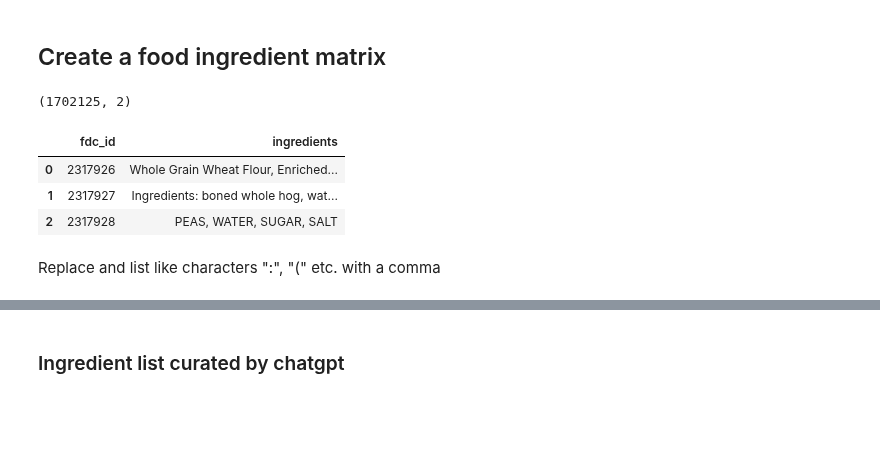
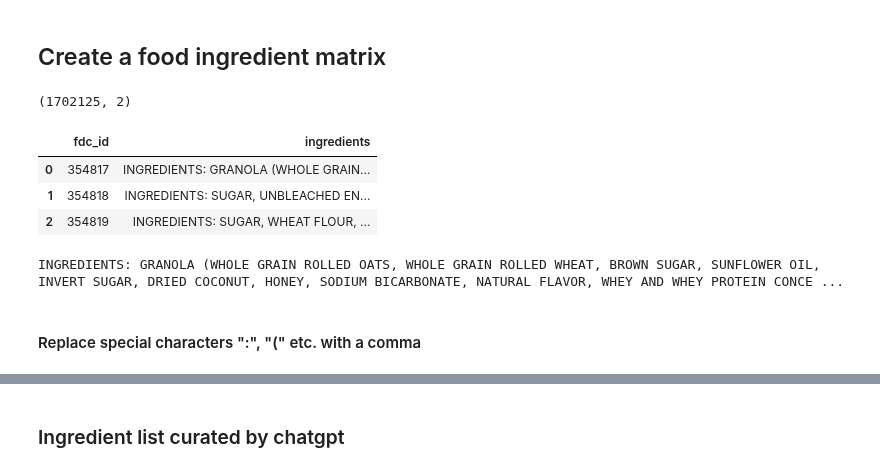
Before and after one commit to amoltkale/ai_chatbot_food_knowledge_graph, a Jupyter notebook: models/nutritional_analysis/food_data_central/1. Creating Food Nutrient Matrix.ipynb, the cells around one changed output, grey strips where cells are left out. Cells and saved outputs as stored; diff of their text form; code cells hidden in the pictures; blank space fills up the shorter version.

```diff
--- a/models/nutritional_analysis/food_data_central/1. Creating Food Nutrient Matrix.ipynb
+++ b/models/nutritional_analysis/food_data_central/1. Creating Food Nutrient Matrix.ipynb
@@ -145,12 +145,17 @@ nutrient_df.head()
 # %%
 ingredient_df = pd.DataFrame(ingredient_data)
 print(ingredient_df.shape) #there are more fdc_ids in this table bc not every fdc_id has nutrients
+ingredient_df['ingredients'] = ingredient_df['ingredients'].str.upper()
 ingredient_df.head(3)
 # %% [output]
 (1702125, 2)
 |  | fdc_id | ingredients |
-| 0 | 2317926 | Whole Grain Wheat Flour, Enriched... |
-| 1 | 2317927 | Ingredients: boned whole hog, wat... |
-| 2 | 2317928 | PEAS, WATER, SUGAR, SALT |
+| 0 | 354817 | INGREDIENTS: GRANOLA (WHOLE GRAIN... |
+| 1 | 354818 | INGREDIENTS: SUGAR, UNBLEACHED EN... |
+| 2 | 354819 | INGREDIENTS: SUGAR, WHEAT FLOUR, ... |
+# %%
+print(ingredient_df.iloc[0]['ingredients'])
+# %% [output]
+INGREDIENTS: GRANOLA (WHOLE GRAIN ROLLED OATS, WHOLE GRAIN ROLLED WHEAT, BROWN SUGAR, SUNFLOWER OIL, INVERT SUGAR, DRIED COCONUT, HONEY, SODIUM BICARBONATE, NATURAL FLAVOR, WHEY AND WHEY PROTEIN CONCE ...
 # %% [markdown]
-Replace and list like characters ":", "(" etc. with a comma
+#### Replace special characters ":", "(" etc. with a comma
```
Also changed, not shown: parts of 22 cells of this notebook, 2 other files.
